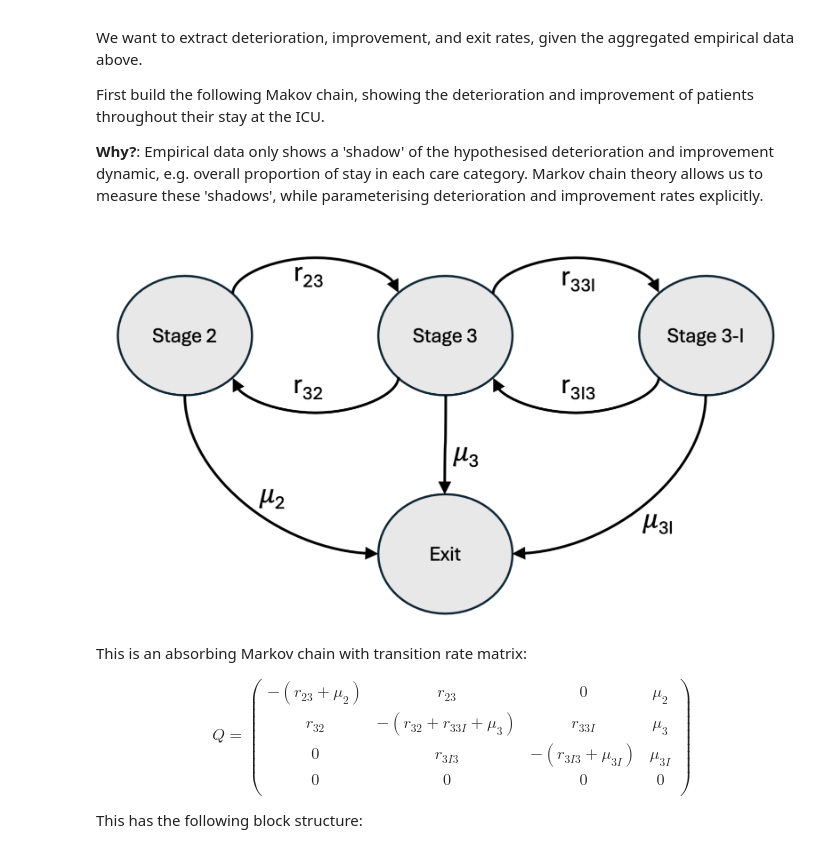
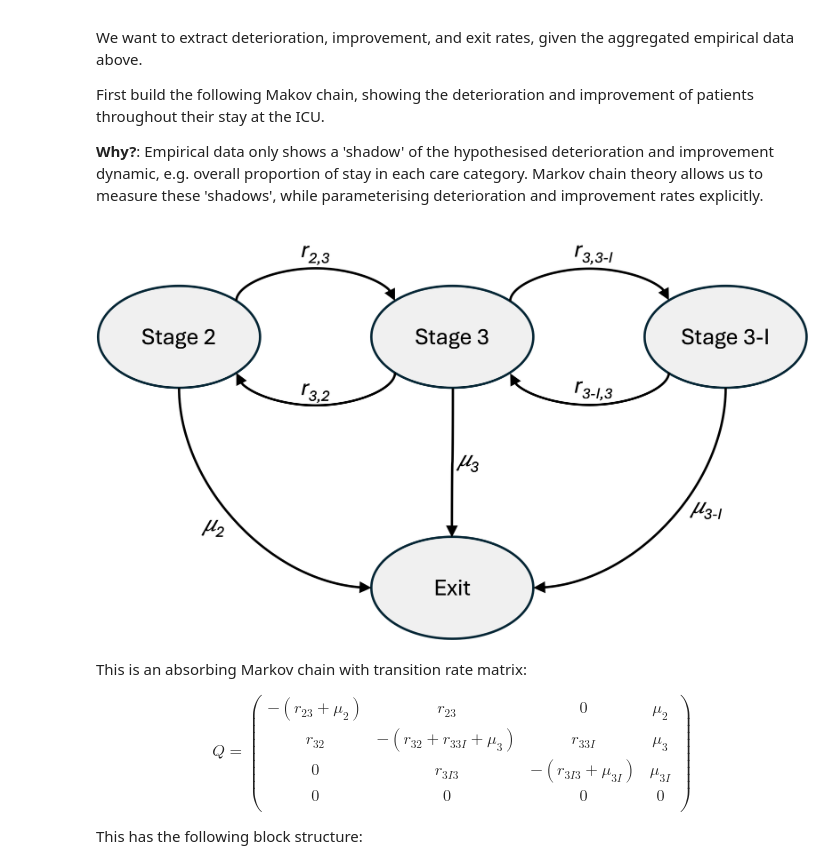
Before and after one commit to geraintpalmer/bed_moves_policy, a Jupyter notebook: src/data_and_paramtrisation.ipynb, the cells around one changed output. Saved outputs shown, nothing was run; the diff lists cells and outputs as text; code cells hidden in the pictures.

```diff
--- a/src/data_and_paramtrisation.ipynb
+++ b/src/data_and_paramtrisation.ipynb
@@ -306,9 +560,9 @@ First build the following Makov chain, showing the deterioration and improvement
 **Why?**: Empirical data only shows a 'shadow' of the hypothesised deterioration and improvement dynamic, e.g. overall proportion of stay in each care category. Markov chain theory allows us to measure these 'shadows', while parameterising deterioration and improvement rates explicitly.
 # %%
 from IPython.display import Image, display
-display(Image(filename="../plt/CTMC.png", width=750))
+display(Image(filename="../images/CTMC.png", width=750))
 # %% [output]
-[figure, old version]
+[figure, new version]
 # %% [markdown]
 This is an absorbing Markov chain with transition rate matrix:
 
```
Also changed, not shown: parts of 9 cells of this notebook, 10 other files.
